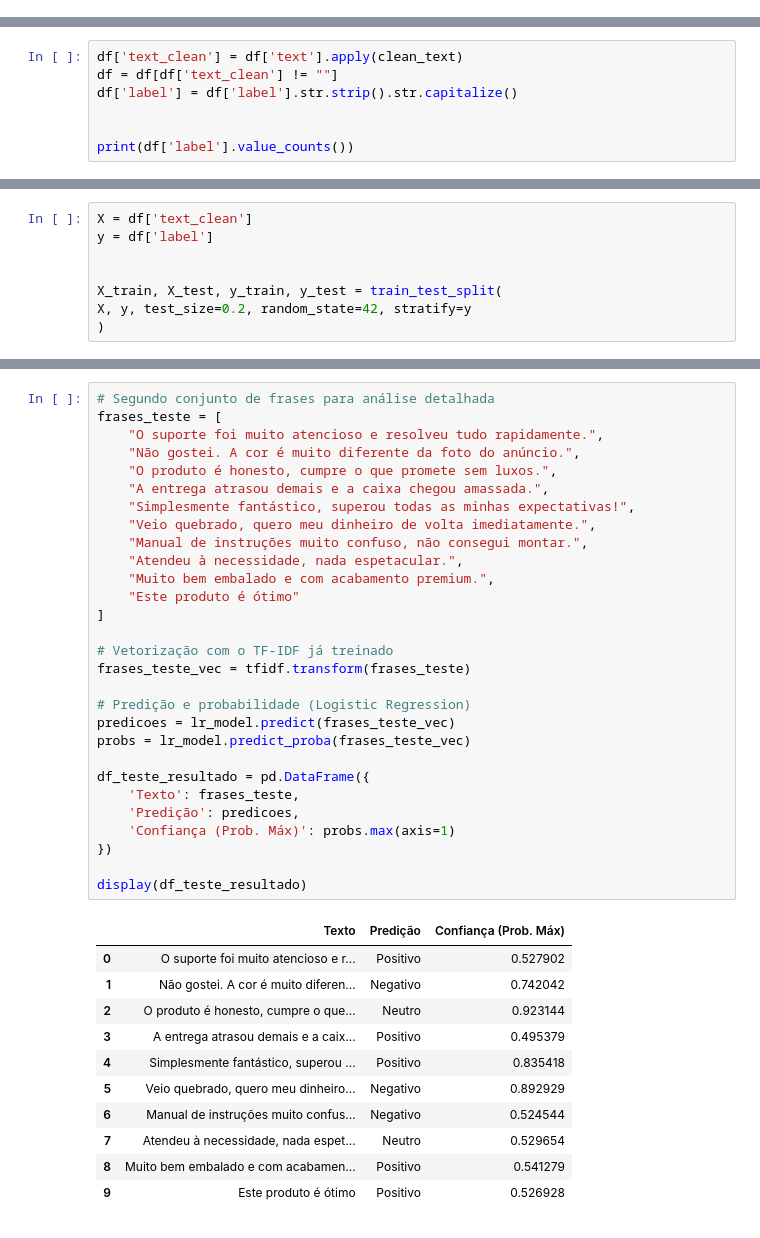
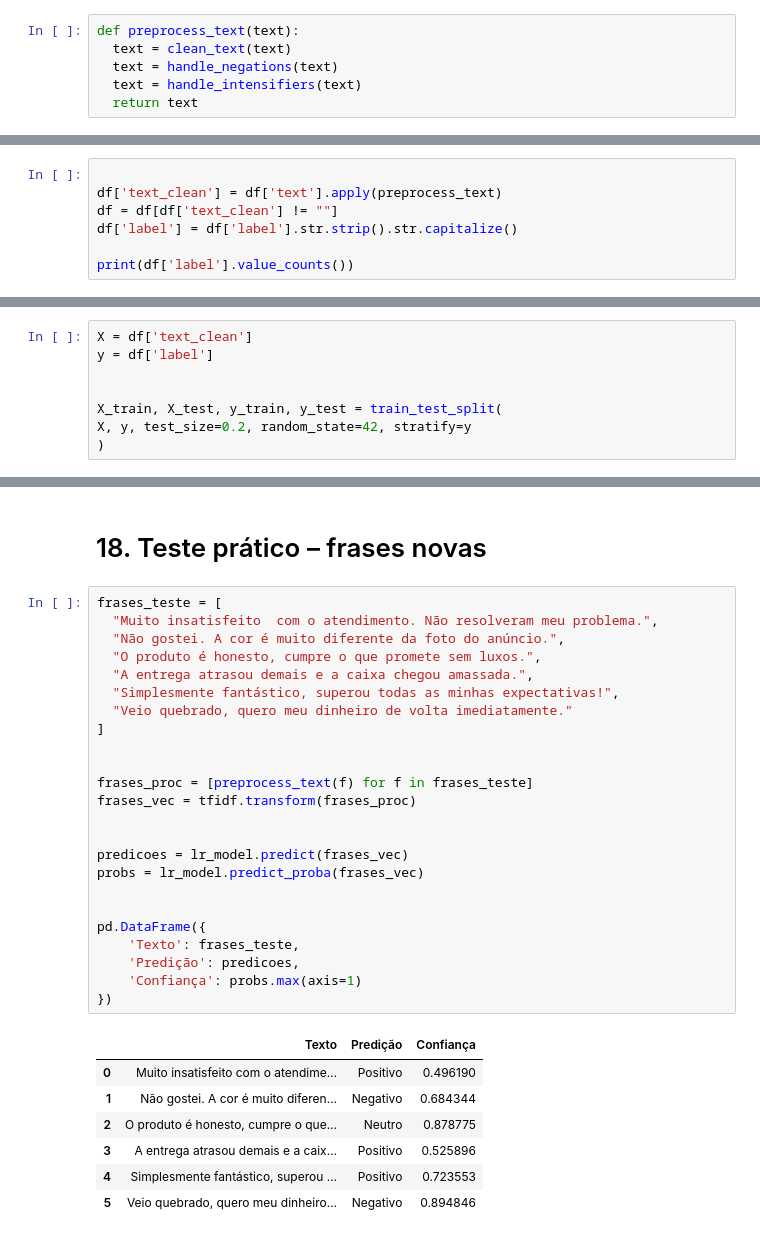
Before and after one commit to elissouza2023/hackthon, a Jupyter notebook: notebook.ipynb, the cells around one changed output, grey strips where cells are left out. Saved outputs shown, nothing was run; the diff lists cells and outputs as text.

```diff
--- a/notebook.ipynb
+++ b/notebook.ipynb
@@ -33,0 +68,6 @@ def clean_text(text):
+# %%
+def preprocess_text(text):
+  text = clean_text(text)
+  text = handle_negations(text)
+  text = handle_intensifiers(text)
+  return text
@@ -86,9 +148,9 @@ Total de registros carregados: 1969
 # %%
-df['text_clean'] = df['text'].apply(clean_text)
+
+df['text_clean'] = df['text'].apply(preprocess_text)
 df = df[df['text_clean'] != ""]
 df['label'] = df['label'].str.strip().str.capitalize()
 
-
 print(df['label'].value_counts())
 # %% [output]
 label
@@ -608,41 +380,34 @@ Frase: 'Chegou ok, nada demais.' => Predição: Neutro
+# %% [markdown]
+# 18. Teste prático – frases novas
 # %%
-# Segundo conjunto de frases para análise detalhada
 frases_teste = [
-    "O suporte foi muito atencioso e resolveu tudo rapidamente.",
-    "Não gostei. A cor é muito diferente da foto do anúncio.",
-    "O produto é honesto, cumpre o que promete sem luxos.",
-    "A entrega atrasou demais e a caixa chegou amassada.",
-    "Simplesmente fantástico, superou todas as minhas expectativas!",
-    "Veio quebrado, quero meu dinheiro de volta imediatamente.",
-    "Manual de instruções muito confuso, não consegui montar.",
-    "Atendeu à necessidade, nada espetacular.",
-    "Muito bem embalado e com acabamento premium.",
-    "Este produto é ótimo"
+  "Muito insatisfeito  com o atendimento. Não resolveram meu problema.",
+  "Não gostei. A cor é muito diferente da foto do anúncio.",
+  "O produto é honesto, cumpre o que promete sem luxos.",
+  "A entrega atrasou demais e a caixa chegou amassada.",
+  "Simplesmente fantástico, superou todas as minhas expectativas!",
+  "Veio quebrado, quero meu dinheiro de volta imediatamente."
 ]
 
-# Vetorização com o TF-IDF já treinado
-frases_teste_vec = tfidf.transform(frases_teste)
 
-# Predição e probabilidade (Logistic Regression)
-predicoes = lr_model.predict(frases_teste_vec)
-probs = lr_model.predict_proba(frases_teste_vec)
+frases_proc = [preprocess_text(f) for f in frases_teste]
+frases_vec = tfidf.transform(frases_proc)
 
-df_teste_resultado = pd.DataFrame({
+
+predicoes = lr_model.predict(frases_vec)
+probs = lr_model.predict_proba(frases_vec)
+
+
+pd.DataFrame({
     'Texto': frases_teste,
     'Predição': predicoes,
-    'Confiança (Prob. Máx)': probs.max(axis=1)
+    'Confiança': probs.max(axis=1)
 })
-
-display(df_teste_resultado)
 # %% [output]
-|  | Texto | Predição | Confiança (Prob. Máx) |
-| 0 | O suporte foi muito atencioso e r... | Positivo | 0.527902 |
-| 1 | Não gostei. A cor é muito diferen... | Negativo | 0.742042 |
-| 2 | O produto é honesto, cumpre o que... | Neutro | 0.923144 |
-| 3 | A entrega atrasou demais e a caix... | Positivo | 0.495379 |
-| 4 | Simplesmente fantástico, superou ... | Positivo | 0.835418 |
-| 5 | Veio quebrado, quero meu dinheiro... | Negativo | 0.892929 |
-| 6 | Manual de instruções muito confus... | Negativo | 0.524544 |
-| 7 | Atendeu à necessidade, nada espet... | Neutro | 0.529654 |
-| 8 | Muito bem embalado e com acabamen... | Positivo | 0.541279 |
-| 9 | Este produto é ótimo | Positivo | 0.526928 |
+|  | Texto | Predição | Confiança |
+| 0 | Muito insatisfeito com o atendime... | Positivo | 0.496190 |
+| 1 | Não gostei. A cor é muito diferen... | Negativo | 0.684344 |
+| 2 | O produto é honesto, cumpre o que... | Neutro | 0.878775 |
+| 3 | A entrega atrasou demais e a caix... | Positivo | 0.525896 |
+| 4 | Simplesmente fantástico, superou ... | Positivo | 0.723553 |
+| 5 | Veio quebrado, quero meu dinheiro... | Negativo | 0.894846 |
```
Also changed, not shown: parts of 59 cells of this notebook.
